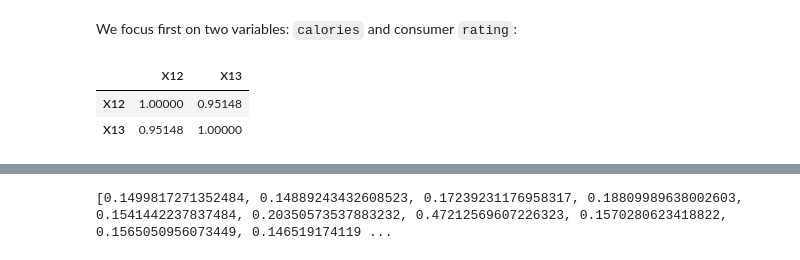
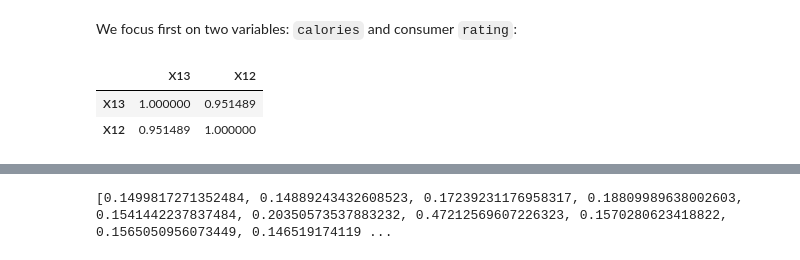
Before and after one commit to PosgradoMNA/actividades-del-projecto-team_59, a Jupyter notebook: Actividad_Sem_04_CD_PCA.ipynb, the cells around one changed output, grey strips where cells are left out. Saved outputs shown, nothing was run; the diff lists cells and outputs as text; code cells hidden in the pictures.

```diff
--- a/Actividad_Sem_04_CD_PCA.ipynb
+++ b/Actividad_Sem_04_CD_PCA.ipynb
@@ -16,11 +16,11 @@ import numpy as np
    * For categorical variables, other methods such as correspondence analysis are more suitable.
 # %%
 # - - - - - - - - - - - -
-Cereals = 'https://raw.githubusercontent.com/PosgradoMNA/Actividades_Aprendizaje-/main/default%20of%20credit%20card%20clients.csv'
+Credit = 'https://raw.githubusercontent.com/PosgradoMNA/Actividades_Aprendizaje-/main/default%20of%20credit%20card%20clients.csv'
 # %%
 # - - - - - - - - - - - -
-cereals_df = pd.read_csv(Cereals)
-df = cereals_df.copy()
+credit_df = pd.read_csv(Credit)
+df = credit_df.copy()
 df
 # %% [output]
 |  | ID | X1 | X2 | X3 | X4 | X5 | X6 | X7 | X8 | X9 | ... | ... |
@@ -78,3 +78,8 @@ Variables categóricas:
 ---
 
 A continuación procedemos a hacer la revisión de frecuencia de las variables categoricas.
+# %%
+# - - - - - - - - - - - -
+# Quitamos los valores nan, sabemos por el análisis de la semana pasada que estos valores tienen un porcentaje
+# mínimo, por lo tanto los imputamos con 0
+df.fillna(0, inplace=True)
@@ -91,9 +109,9 @@ Principal Component Analysis can tell you what variables in your data are the mo
 We focus first on two variables: `calories` and consumer `rating`:
 # %%
 # - - - - - - - - - - - -
-ndf = df[['X12', 'X13']]
+ndf = df[['X13', 'X12']]
 ndf.corr()
 # %% [output]
-|  | X12 | X13 |
-| X12 | 1.00000 | 0.95148 |
-| X13 | 0.95148 | 1.00000 |
+|  | X13 | X12 |
+| X13 | 1.000000 | 0.951489 |
+| X12 | 0.951489 | 1.000000 |
```
Also changed, not shown: parts of 17 cells of this notebook.
